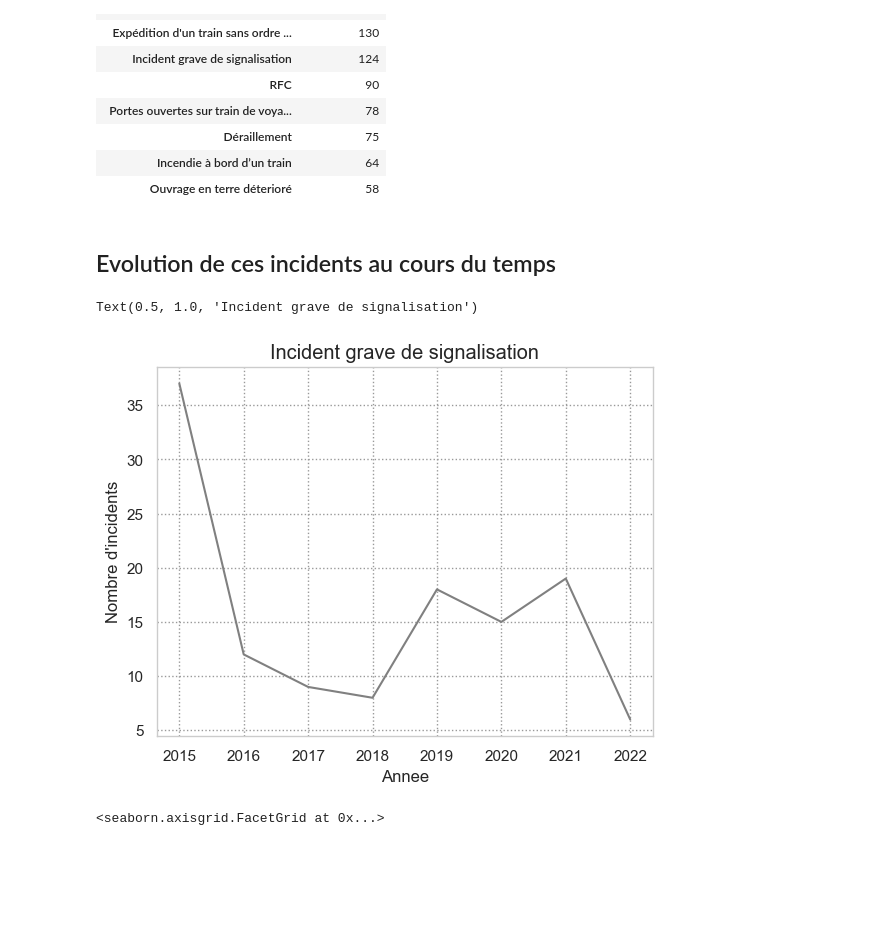
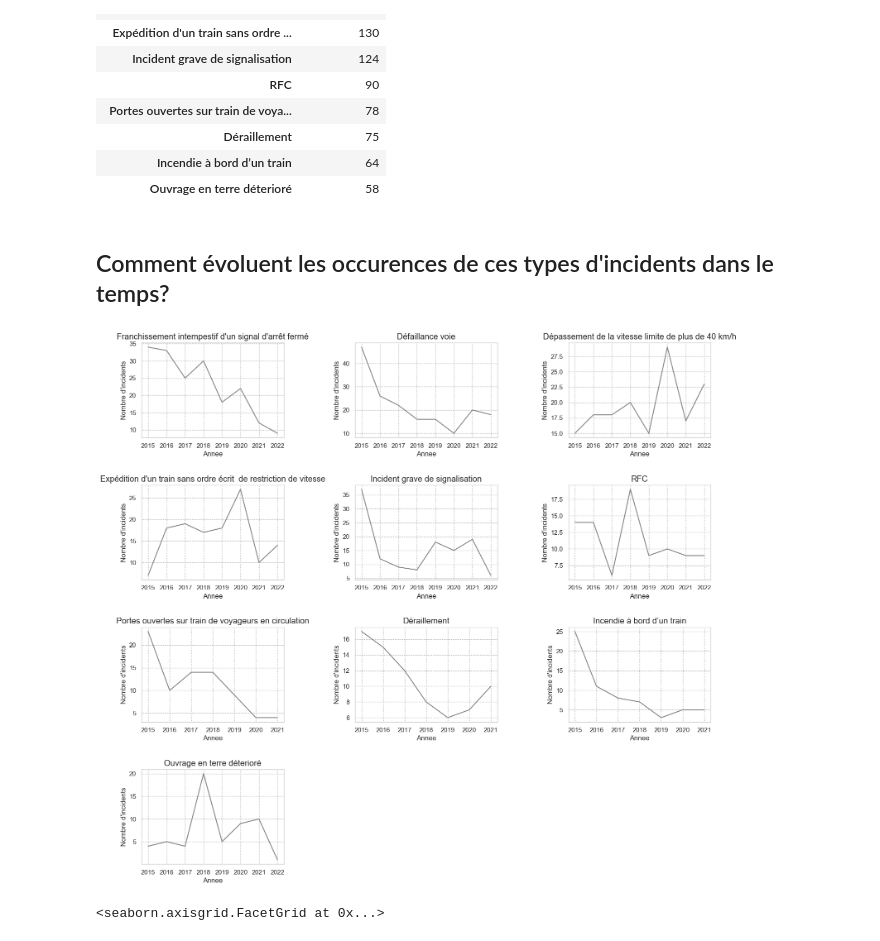
Before and after one commit to gbiaou/Projet_Python_SNCF, a Jupyter notebook: incidents_de_sécurité.ipynb, the cells around one changed output. Cells and saved outputs as stored; diff of their text form; code cells hidden in the pictures; blank space fills up the shorter version.

Commit message:
update visualisation incidents: new graphics

```diff
--- a/incidents_de_sécurité.ipynb
+++ b/incidents_de_sécurité.ipynb
@@ -72,17 +72,20 @@ df4
 | Incendie à bord d’un train | 64 |
 | Ouvrage en terre déterioré | 58 |
 # %% [markdown]
-## Evolution de ces incidents au cours du temps
+## Comment évoluent les occurences de ces types d'incidents dans le temps?
 # %%
 freq_event=np.array(df4.index)
-df=incident[incident['type_event']==freq_event[4]].groupby('annee').agg({'type_event':"count"})
-plt.plot(df.index, df['type_event'], "gray")
-plt.xlabel('Annee')
-plt.ylabel('Nombre d\'incidents')
-plt.title(freq_event[4])
+plt.figure(1,figsize=(10,18))
+plt.gcf().subplots_adjust(left = 0.125, bottom = 0.2, right = 1.5,top = 0.9, wspace = 0.5, hspace = 0.5)
+for i in range(len(freq_event)):
+    plt.subplot(4,3,i+1)
+    df=incident[incident['type_event']==freq_event[i]].groupby('annee').agg({'type_event':"count"})
+    plt.plot(df.index, df['type_event'], "gray")
+    plt.xlabel('Annee')
+    plt.ylabel('Nombre d\'incidents')
+    plt.title(freq_event[i])
 # %% [output]
-Text(0.5, 1.0, 'Incident grave de signalisation')
-[figure, old version]
+[figure, new version]
 # %%
 df4=incident[incident['region']=='IDF']
 df4=df4.groupby('lieu').agg({'lieu': "count"})
```
